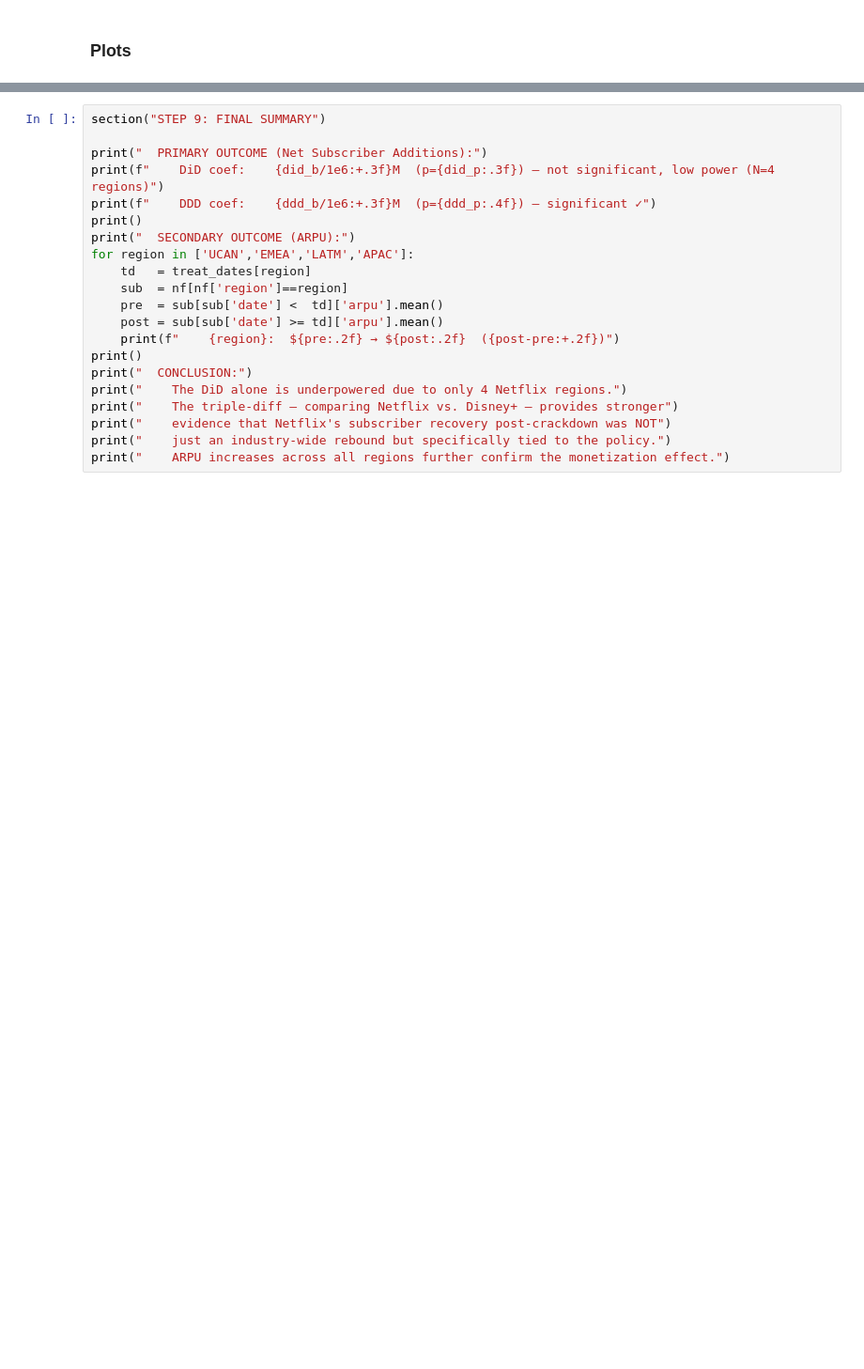
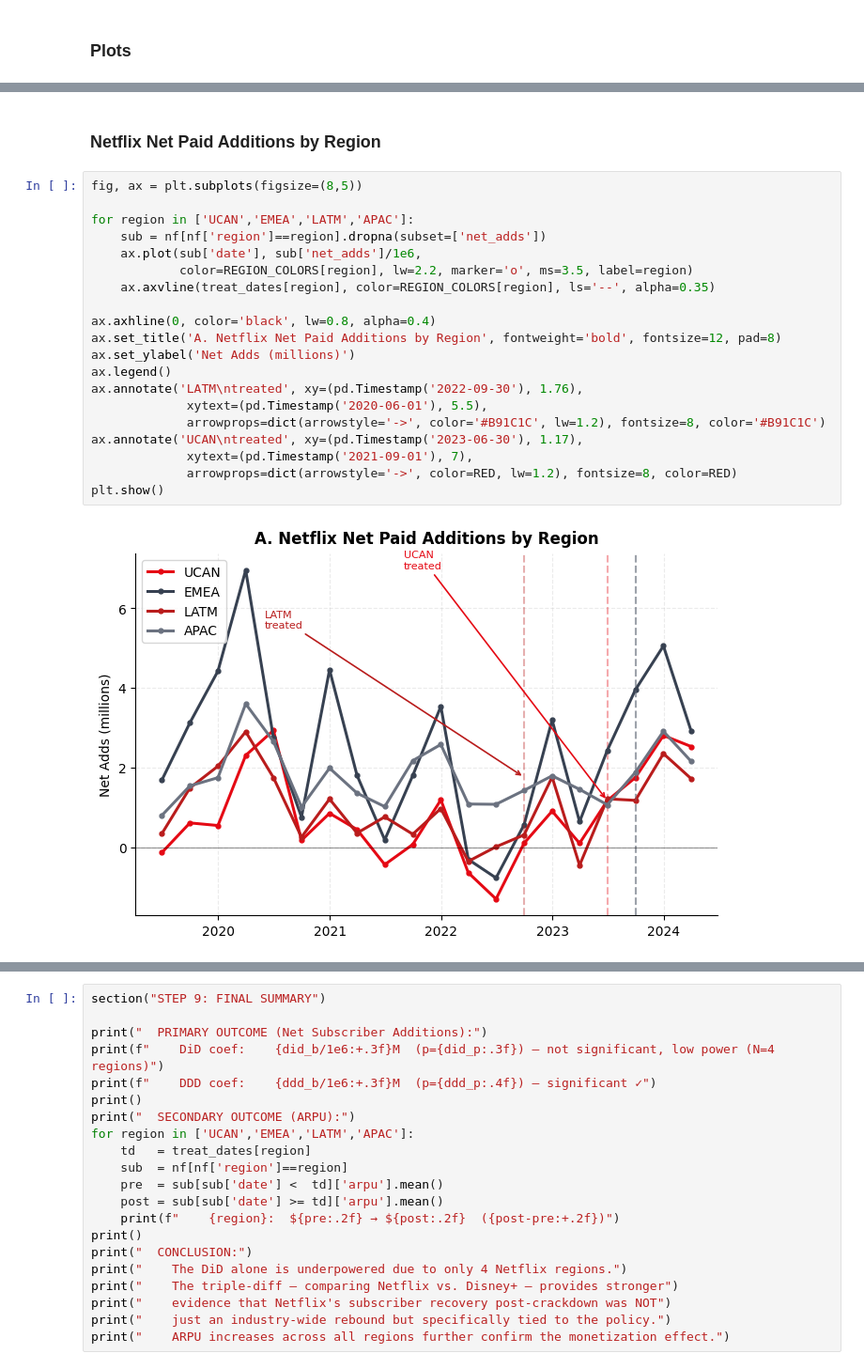
Before and after one commit to pb0104/Netflix-Password-Sharing-Crackdown, a Jupyter notebook: UDS.ipynb, the cells around one changed output, grey strips where cells are left out. Shown at 94% size. Cells and saved outputs as stored; diff of their text form; blank space fills up the shorter version.

Commit message:
Added graphs

```diff
--- a/UDS.ipynb
+++ b/UDS.ipynb
@@ -757,0 +737,24 @@ plt.show()
+# %% [markdown]
+### Netflix Net Paid Additions by Region
+# %%
+fig, ax = plt.subplots(figsize=(8,5))
+
+for region in ['UCAN','EMEA','LATM','APAC']:
+    sub = nf[nf['region']==region].dropna(subset=['net_adds'])
+    ax.plot(sub['date'], sub['net_adds']/1e6,
+            color=REGION_COLORS[region], lw=2.2, marker='o', ms=3.5, label=region)
+    ax.axvline(treat_dates[region], color=REGION_COLORS[region], ls='--', alpha=0.35)
+
+ax.axhline(0, color='black', lw=0.8, alpha=0.4)
+ax.set_title('A. Netflix Net Paid Additions by Region', fontweight='bold', fontsize=12, pad=8)
+ax.set_ylabel('Net Adds (millions)')
+ax.legend()
+ax.annotate('LATM\ntreated', xy=(pd.Timestamp('2022-09-30'), 1.76),
+             xytext=(pd.Timestamp('2020-06-01'), 5.5),
+             arrowprops=dict(arrowstyle='->', color='#B91C1C', lw=1.2), fontsize=8, color='#B91C1C')
+ax.annotate('UCAN\ntreated', xy=(pd.Timestamp('2023-06-30'), 1.17),
+             xytext=(pd.Timestamp('2021-09-01'), 7),
+             arrowprops=dict(arrowstyle='->', color=RED, lw=1.2), fontsize=8, color=RED)
+plt.show()
+# %% [output]
+[figure, added]
```
Also changed, not shown: parts of 16 cells of this notebook.
